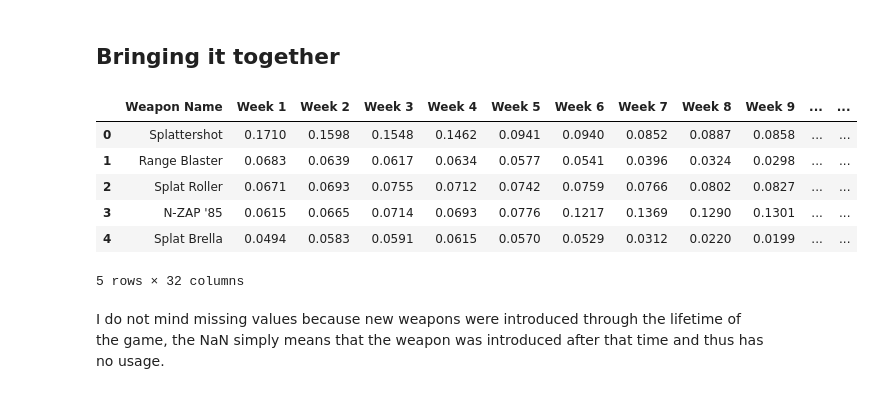
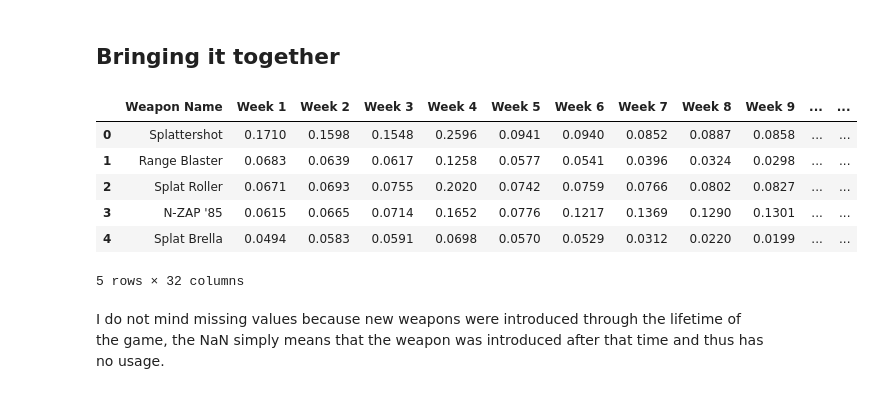
Before and after one commit to Rokushou/Splatoon2_Meta_EDA, a Jupyter notebook: Pipeline.ipynb, the cells around one changed output. Saved outputs shown, nothing was run; the diff lists cells and outputs as text; code cells hidden in the pictures.

```diff
--- a/Pipeline.ipynb
+++ b/Pipeline.ipynb
@@ -32,3 +38,18 @@ def splatoon_csv(filename, n, skip = 1, percent = False):
 
     # pick only the collumns I need
     return out[['Weapon Name', name]]
+# %%
+def splatoon_join(files):
+    # a loop to join all csvs
+    for n, name in enumerate(files, start=1):
+
+        # read read csv function
+        current_df = splatoon_csv(name, n)
+
+        # outer join each df with the previous
+        if n == 1:
+            out_df = current_df
+        else:
+            out_df = out_df.join(current_df.set_index('Weapon Name'), on='Weapon Name', how='outer')
+
+    return out_df
@@ -207,33 +228,22 @@ df5.head()
 | 4 | Range Blaster | 0.0577 |
 # %% [markdown]
 ## Bringing it together
-# %%
-# a loop to join all csvs
-for n, name in enumerate(filenames, start=1):
-
-    # read list based on 3 possible conditions, hardcoded due to specifity of this case
-    if n < 4:
-        current_df = splatoon_csv(name, n, 0, True)
-    elif n == 4:
-        current_df = splatoon_csv(name, n, 2, True)
-    else:
-        current_df = splatoon_csv(name, n)
-
-    # outer join each df with the previous
-    if n == 1:
-        out_df = current_df
-    else:
-        out_df = out_df.join(current_df.set_index('Weapon Name'), on='Weapon Name', how='outer')
-
-out_df.head()
-# %% [output]
-|  | Weapon Name | Week 1 | Week 2 | Week 3 | Week 4 | Week 5 | Week 6 | Week 7 | Week 8 | Week 9 | ... | ... |
-| 0 | Splattershot | 0.1710 | 0.1598 | 0.1548 | 0.1462 | 0.0941 | 0.0940 | 0.0852 | 0.0887 | 0.0858 | ... | ... |
-| 1 | Range Blaster | 0.0683 | 0.0639 | 0.0617 | 0.0634 | 0.0577 | 0.0541 | 0.0396 | 0.0324 | 0.0298 | ... | ... |
-| 2 | Splat Roller | 0.0671 | 0.0693 | 0.0755 | 0.0712 | 0.0742 | 0.0759 | 0.0766 | 0.0802 | 0.0827 | ... | ... |
-| 3 | N-ZAP '85 | 0.0615 | 0.0665 | 0.0714 | 0.0693 | 0.0776 | 0.1217 | 0.1369 | 0.1290 | 0.1301 | ... | ... |
-| 4 | Splat Brella | 0.0494 | 0.0583 | 0.0591 | 0.0615 | 0.0570 | 0.0529 | 0.0312 | 0.0220 | 0.0199 | ... | ... |
-5 rows × 32 columns
+# %%
+# Get the filenames and sort by week
+file_lst = !ls data/raw
+file_lst = sorted(filenames, key=natural_keys)
+# %%
+#check output of function
+save_df = splatoon_join(file_lst)
+save_df.head()
+# %% [output]
+|  | Weapon Name | Week 1 | Week 2 | Week 3 | Week 4 | Week 5 | Week 6 | Week 7 | Week 8 | Week 9 | ... | ... |
+| 0 | Splattershot | 0.1710 | 0.1598 | 0.1548 | 0.2596 | 0.0941 | 0.0940 | 0.0852 | 0.0887 | 0.0858 | ... | ... |
+| 1 | Range Blaster | 0.0683 | 0.0639 | 0.0617 | 0.1258 | 0.0577 | 0.0541 | 0.0396 | 0.0324 | 0.0298 | ... | ... |
+| 2 | Splat Roller | 0.0671 | 0.0693 | 0.0755 | 0.2020 | 0.0742 | 0.0759 | 0.0766 | 0.0802 | 0.0827 | ... | ... |
+| 3 | N-ZAP '85 | 0.0615 | 0.0665 | 0.0714 | 0.1652 | 0.0776 | 0.1217 | 0.1369 | 0.1290 | 0.1301 | ... | ... |
+| 4 | Splat Brella | 0.0494 | 0.0583 | 0.0591 | 0.0698 | 0.0570 | 0.0529 | 0.0312 | 0.0220 | 0.0199 | ... | ... |
+5 rows × 32 columns
 # %% [markdown]
 I do not mind missing values because new weapons were introduced through the lifetime of the game, the NaN simply means that the weapon was introduced after that time and thus has no usage.
 # %%
```
Also changed, not shown: parts of 7 cells of this notebook.
